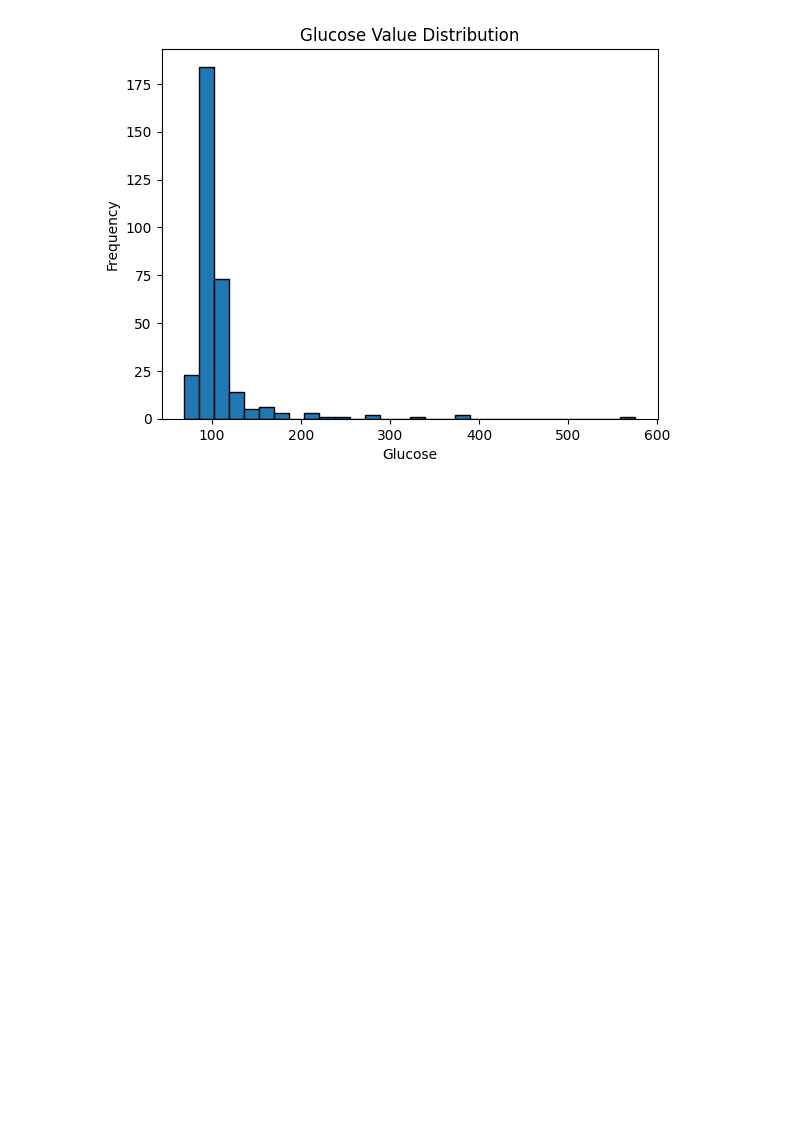
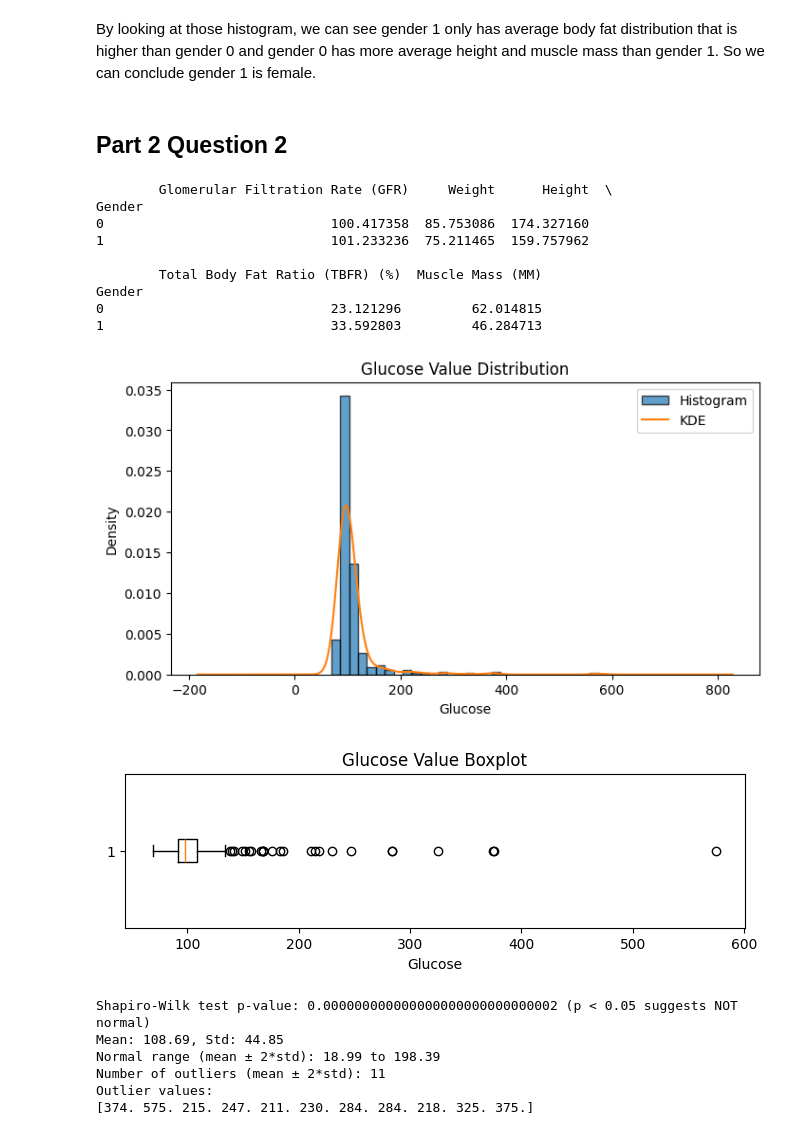
Before and after one commit to USF-AI-Fall-2025/assignment-02-logic-LastComrade0, a Jupyter notebook: DataInvestigator_plot.ipynb, the cells around one changed output. Drawn from its saved outputs; the diff is of its cells as text; code cells hidden in the pictures; blank space fills up the shorter version.

```diff
--- a/DataInvestigator_plot.ipynb
+++ b/DataInvestigator_plot.ipynb
@@ -18,10 +56,64 @@ plt.show()
+# %% [markdown]
+By looking at those histogram, we can see gender 1 only has average body fat distribution that is higher than gender 0 and gender 0 has more average height and muscle mass than gender 1. So we can conclude gender 1 is female.
+# %% [markdown]
+## Part 2 Question 2
 # %%
+print(df.groupby(df.columns[2])[[df.columns[35], df.columns[9], df.columns[8], df.columns[15], df.columns[20]]].mean())
+
 glucose_counts = df.iloc[:, 26].value_counts()
-
-plt.hist(df.iloc[:, 26], bins=30, edgecolor='black')
-plt.title('Glucose Value Distribution')
-plt.xlabel('Glucose')
-plt.ylabel('Frequency')
-plt.show()
 # %% [output]
-[figure, removed]
+        Glomerular Filtration Rate (GFR)     Weight      Height  \
+Gender
+0                             100.417358  85.753086  174.327160
+1                             101.233236  75.211465  159.757962
+
+        Total Body Fat Ratio (TBFR) (%)  Muscle Mass (MM)
+Gender
+0                             23.121296         62.014815
+1                             33.592803         46.284713
+# %%
+
+glucose = df.iloc[:, 26]
+
+# 1. Histogram and KDE
+plt.figure(figsize=(8,4))
+plt.hist(glucose, bins=30, edgecolor='black', alpha=0.7, density=True, label='Histogram')
+glucose.plot(kind='kde', label='KDE')
+plt.title('Glucose Value Distribution')
+plt.xlabel('Glucose')
+plt.ylabel('Density')
+plt.legend()
+plt.show()
+
+# 2. Boxplot for outliers
+plt.figure(figsize=(8,2))
+plt.boxplot(glucose, vert=False)
+plt.title('Glucose Value Boxplot')
+plt.xlabel('Glucose')
+plt.show()
+
+# 3. Normality test (Shapiro-Wilk)
+shapiro_stat, shapiro_p = stats.shapiro(glucose)
+print(f"Shapiro-Wilk test p-value: {shapiro_p:.30f} (p < 0.05 suggests NOT normal)")
+
+# 4. Calculate mean, std, and normal range
+mean = glucose.mean()
+std = glucose.std()
+normal_range = (mean - 2*std, mean + 2*std)
+print(f"Mean: {mean:.2f}, Std: {std:.2f}")
+print(f"Normal range (mean ± 2*std): {normal_range[0]:.2f} to {normal_range[1]:.2f}")
+
+# 5. Find outliers (outside mean ± 2*std)
+outliers = glucose[(glucose < normal_range[0]) | (glucose > normal_range[1])]
+print(f"Number of outliers (mean ± 2*std): {len(outliers)}")
+print("Outlier values:")
+print(outliers.values)
+# %% [output]
+[figure, added]
+[figure, added]
+Shapiro-Wilk test p-value: 0.000000000000000000000000000002 (p < 0.05 suggests NOT normal)
+Mean: 108.69, Std: 44.85
+Normal range (mean ± 2*std): 18.99 to 198.39
+Number of outliers (mean ± 2*std): 11
+Outlier values:
+[374. 575. 215. 247. 211. 230. 284. 284. 218. 325. 375.]
```
Also changed, not shown: parts of 5 cells of this notebook.
